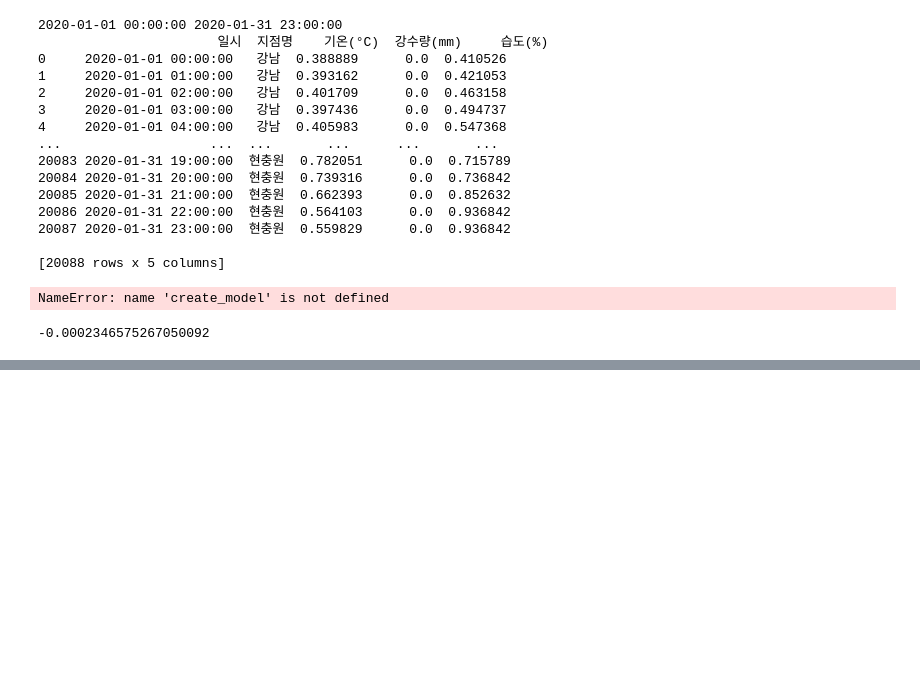
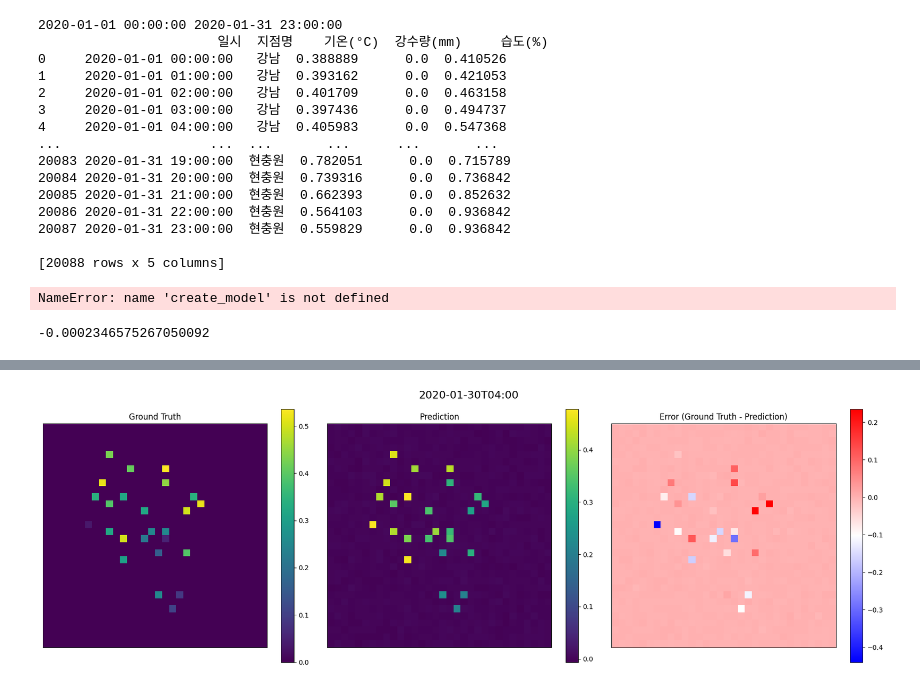
Before and after one commit to kminseong841/ML-Research, a Jupyter notebook: 3D_Ozone_predict_CNN.ipynb, the cells around one changed output, grey strips where cells are left out. Cells and saved outputs as stored; diff of their text form; code cells hidden in the pictures; blank space fills up the shorter version.

```diff
--- a/3D_Ozone_predict_CNN.ipynb
+++ b/3D_Ozone_predict_CNN.ipynb
@@ -509,0 +482,4 @@ plot_ozone_maps(index=703)
+# %%
+# test prediction 시각화
+plot_ozone_maps(index=700, g_data=te_label_grid_data, xdata=xtest)
+# %% [output]
@@ -509,0 +487 @@ plot_ozone_maps(index=703)
+[figure, added]
```
Also changed, not shown: parts of 7 cells of this notebook.
